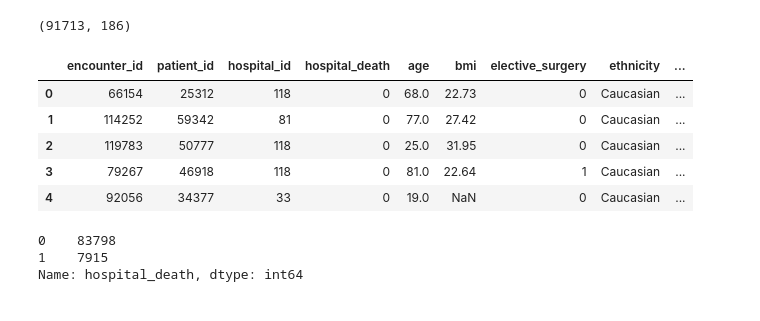
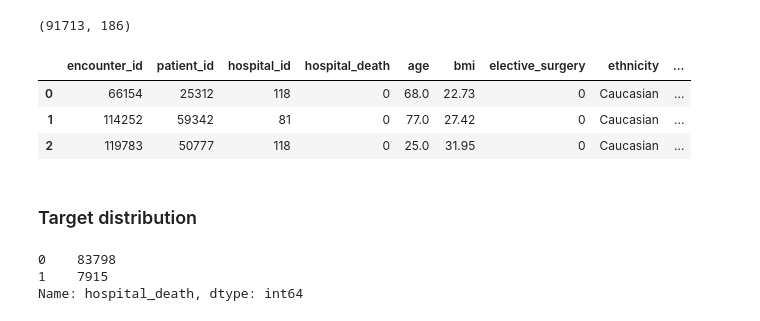
Before and after one commit to gershonc/octopus-ml, a Jupyter notebook: notebooks/octopus_showcase.ipynb, the cells around one changed output. Cells and saved outputs as stored; diff of their text form; code cells hidden in the pictures.

```diff
--- a/notebooks/octopus_showcase.ipynb
+++ b/notebooks/octopus_showcase.ipynb
@@ -25,14 +27,14 @@ XY_df.shape
 # %% [output]
 (91713, 186)
 # %%
-XY_df.head(5)
+XY_df.head(3)
 # %% [output]
 |  | encounter_id | patient_id | hospital_id | hospital_death | age | bmi | elective_surgery | ethnicity | ... |
 | 0 | 66154 | 25312 | 118 | 0 | 68.0 | 22.73 | 0 | Caucasian | ... |
 | 1 | 114252 | 59342 | 81 | 0 | 77.0 | 27.42 | 0 | Caucasian | ... |
 | 2 | 119783 | 50777 | 118 | 0 | 25.0 | 31.95 | 0 | Caucasian | ... |
-| 3 | 79267 | 46918 | 118 | 0 | 81.0 | 22.64 | 1 | Caucasian | ... |
-| 4 | 92056 | 34377 | 33 | 0 | 19.0 | NaN | 0 | Caucasian | ... |
+# %% [markdown]
+### Target distribution
 # %%
 XY_df['hospital_death'].value_counts()
 # %% [output]
```
Also changed, not shown: parts of 24 cells of this notebook, 3 other files.
